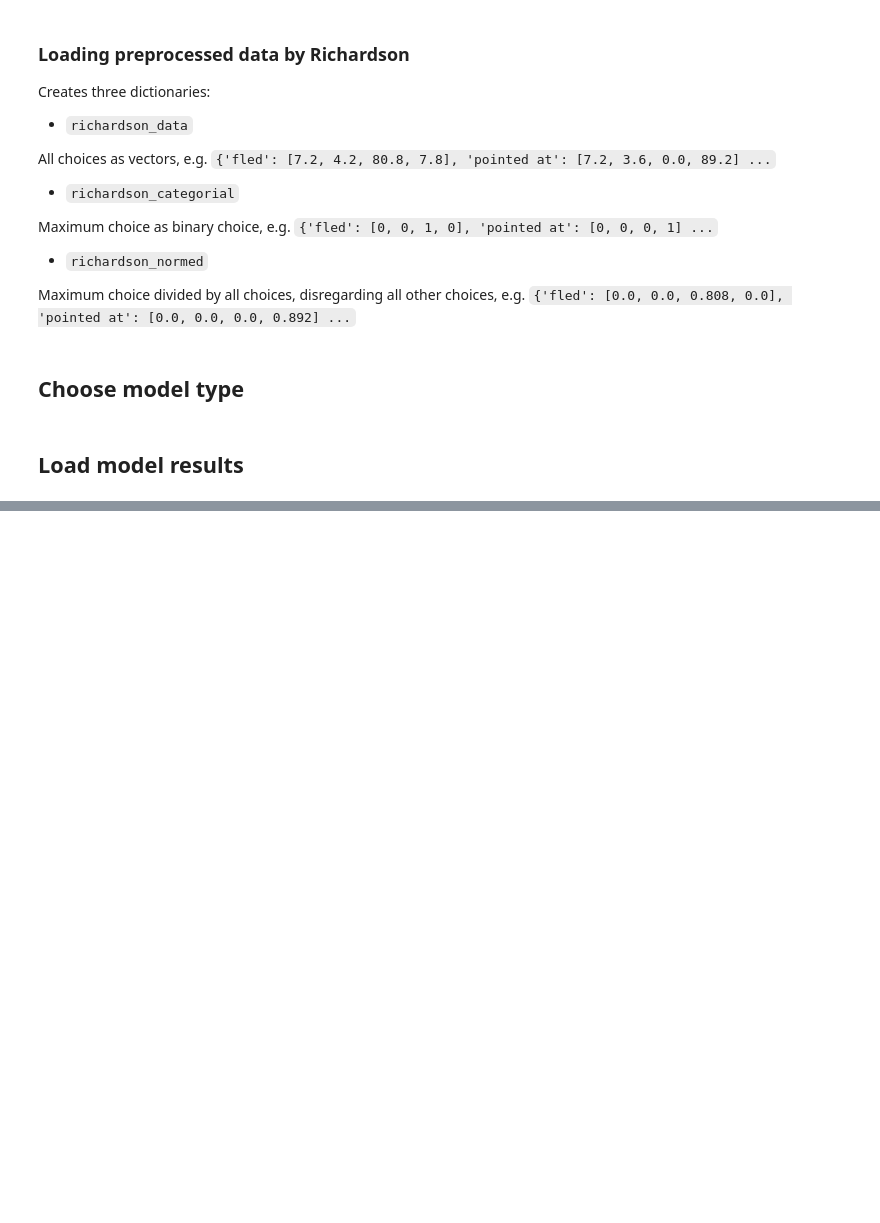
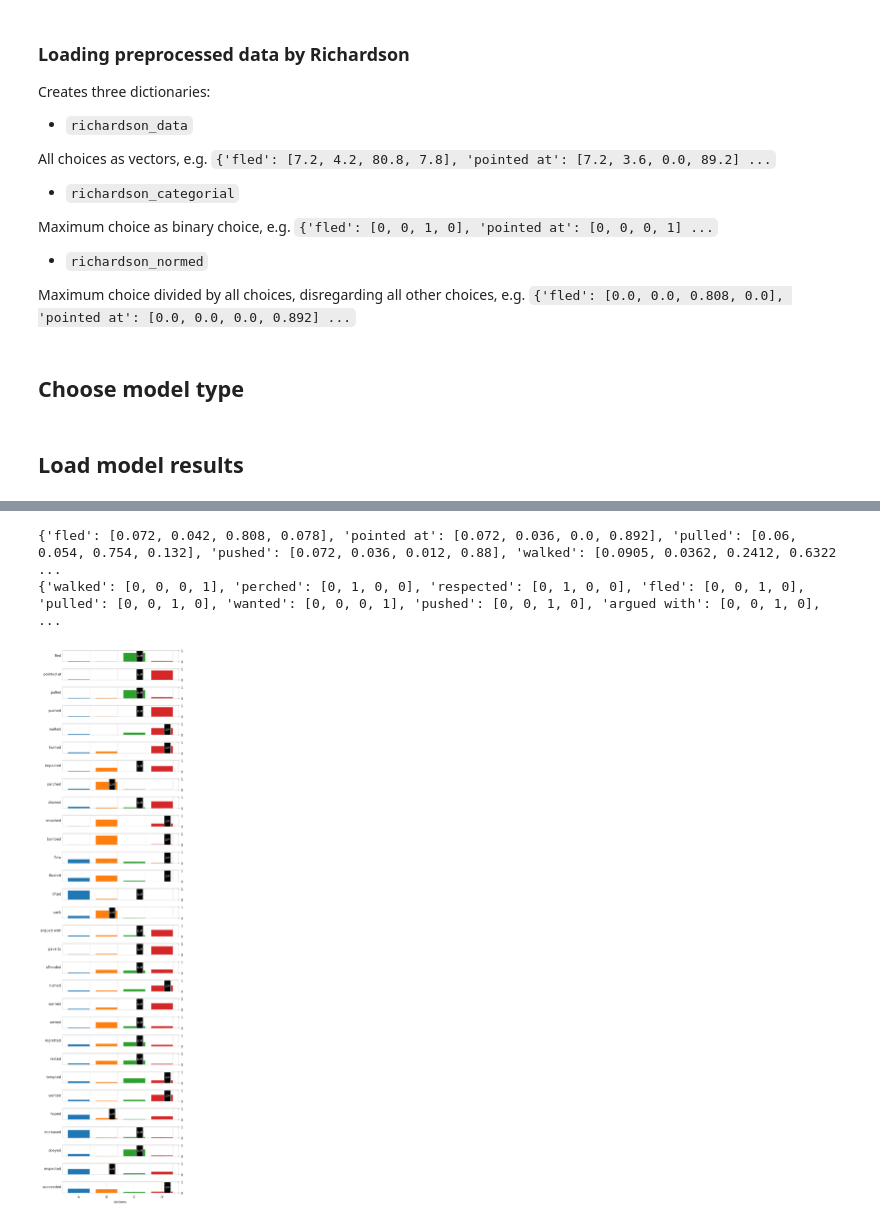
Before and after one commit to PhilWicke/Image-Schemas-in-LLMs, a Jupyter notebook: src/experiment_01/01c_evaluating_exp01.ipynb, the cells around one changed output, grey strips where cells are left out. Saved outputs shown, nothing was run; the diff lists cells and outputs as text; code cells hidden in the pictures; blank space fills up the shorter version.

Commit message:
adding new graphs

```diff
--- a/src/experiment_01/01c_evaluating_exp01.ipynb
+++ b/src/experiment_01/01c_evaluating_exp01.ipynb
@@ -88,10 +88,10 @@ for idx,line in enumerate(lines):
 similarity_scores_items = {}
 similarity_scores_constructs = {'Horizontal':0, 'Neutral':0, 'Vertical':0, 'Horizon.':0, 'Neutr.':0, 'Vertic.':0}
 
-for idx, key in enumerate(richardson_data):
+for idx, key in enumerate(richardson_normed):
 
     # for each item
-    vec1 = np.array(richardson_data[key])
+    vec1 = np.array(richardson_normed[key])
     vec2 = np.array(model_choices[key])
     similarity = cosine_similarity([vec1], [vec2])[0][0]
     similarity_scores_items[key] = similarity
@@ -232,0 +151,66 @@ plt.show()
+# %%
+print(richardson_normed)
+print(model_choices)
+# %% [output]
+{'fled': [0.072, 0.042, 0.808, 0.078], 'pointed at': [0.072, 0.036, 0.0, 0.892], 'pulled': [0.06, 0.054, 0.754, 0.132], 'pushed': [0.072, 0.036, 0.012, 0.88], 'walked': [0.0905, 0.0362, 0.2412, 0.6322 ...
+{'walked': [0, 0, 0, 1], 'perched': [0, 1, 0, 0], 'respected': [0, 1, 0, 0], 'fled': [0, 0, 1, 0], 'pulled': [0, 0, 1, 0], 'wanted': [0, 0, 0, 1], 'pushed': [0, 0, 1, 0], 'argued with': [0, 0, 1, 0],  ...
+# %%
+import matplotlib.pyplot as plt
+import numpy as np
+
+# Sample data
+data_old = richardson_normed
+data_new = model_choices
+
+action_names = list(data_old.keys())
+num_actions = len(action_names)
+num_subplots = len(data_old[action_names[0]])
+
+fig_width = 6
+fig, axes = plt.subplots(num_actions, 1, figsize=(fig_width, .75*num_actions))
+fig.subplots_adjust(hspace=0.5)
+
+bar_width_old = 0.8  # Width of the old bars
+bar_width_new = bar_width_old / 3.5  # Width of the new bars
+
+for i, action in enumerate(action_names):
+    values_old = data_old[action]
+    values_new = data_new[action]
+
+    positions_old = np.arange(num_subplots)
+    positions_new = positions_old + bar_width_old / 4  # Shift the new bars to the right
+
+    bottom_old = np.zeros(num_subplots)
+    bottom_new = np.zeros(num_subplots)
+
+    for j, (value_old, value_new) in enumerate(zip(values_old, values_new)):
+        axes[i].bar(positions_old[j], value_old, bottom=bottom_old[j], width=bar_width_old)
+        new_bar_x = positions_new[j] #+ bar_width_new / 2  # Middle of the new bar
+        axes[i].bar(positions_new[j], value_new, bottom=bottom_new[j], width=bar_width_new, color='black')
+
+        bottom_old[j] += value_old
+        bottom_new[j] += value_new
+
+        if value_new == 1:
+        # Adding "LLM" label to the middle of the new bar with value == 1
+            axes[i].text(new_bar_x, value_new / 2, "LLM", ha='center', va='center', color='white', fontsize=fig_width+1)
+
+
+    axes[i].set_xticks(positions_old + bar_width_old / 2)
+    axes[i].text(-.01, 0.5, action, transform=axes[i].transAxes, rotation=0, va='center', ha='right')
+    axes[i].set_xticklabels([])
+
+for ax in axes:
+    ax.yaxis.tick_right()
+    ax.yaxis.set_label_position("right")
+
+    if ax == axes[-1]:
+        ax.set_xticks(positions_old)
+        ax.set_xticklabels(['A', 'B', 'C', 'D'])
+
+
+plt.xlabel('Actions')
+plt.tight_layout()
+plt.show()
+# %% [output]
+[figure, added]
```
Also changed, not shown: parts of 4 cells of this notebook, 2 other files.
